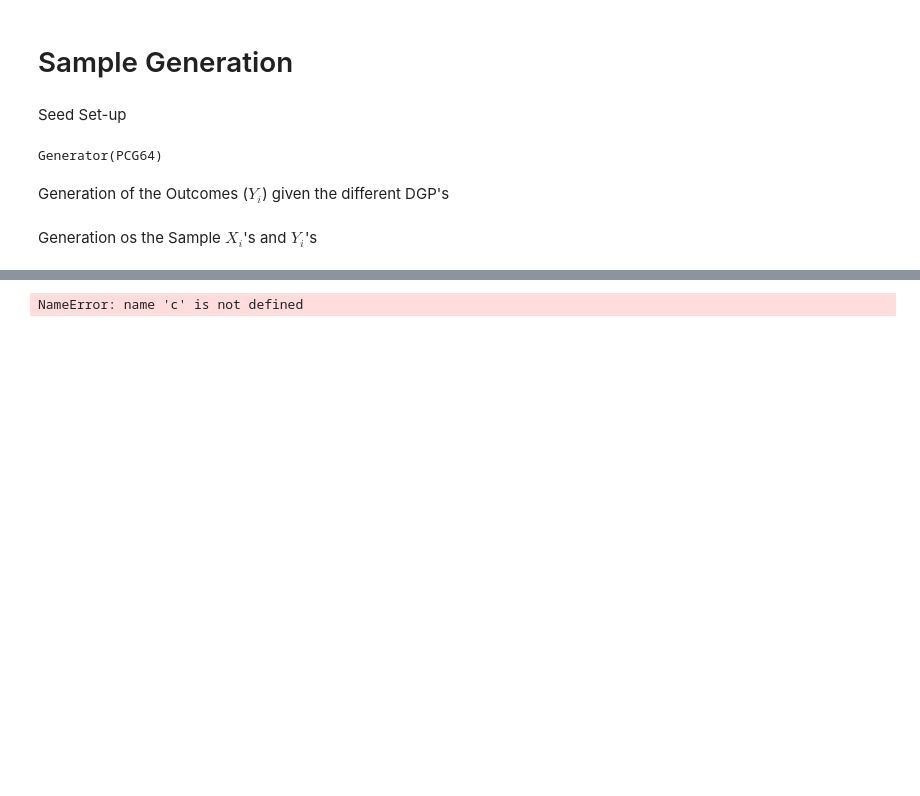
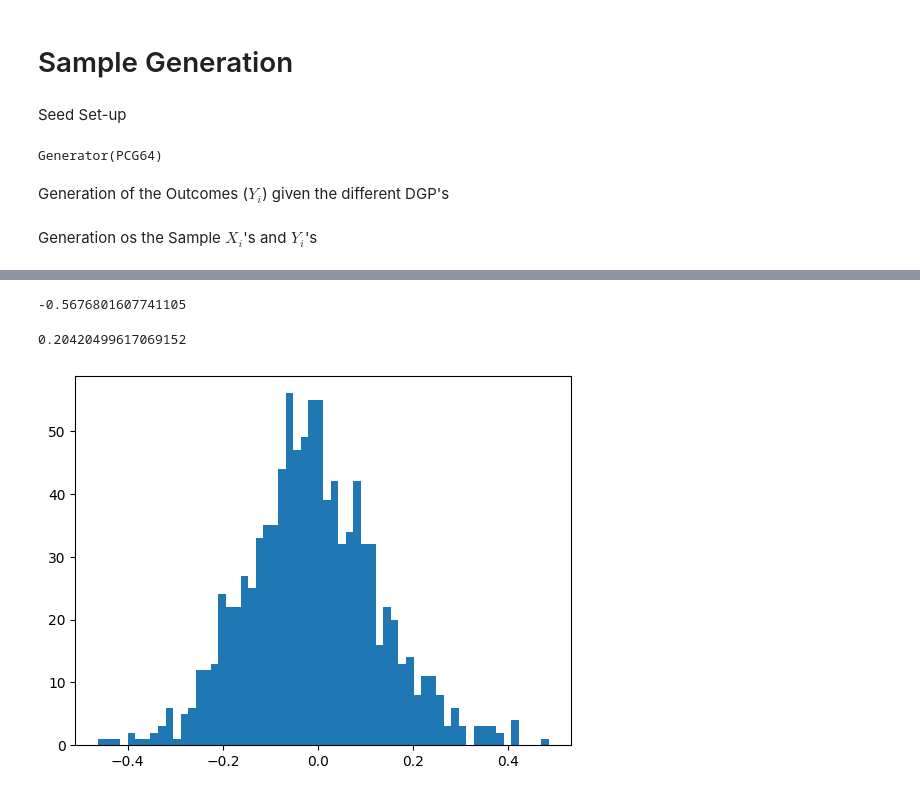
Before and after one commit to FranciscoPortilha/BSc2-Thesis---Robust-RDD, a Jupyter notebook: dev.ipynb, the cells around one changed output, grey strips where cells are left out. Drawn from its saved outputs; the diff is of its cells as text; code cells hidden in the pictures; blank space fills up the shorter version.

Commit message:
simulation working

```diff
--- a/dev.ipynb
+++ b/dev.ipynb
@@ -334,6 +383,3 @@ L = np.array([0,10,20,30,40])
 tau = 2
 a = -1
 b = 1
-# %%
-# Options are: 'Noak', 'Basic', 'Basic Linear'
-sample = genSample('Basic Linear',n,2,0,a,b,True)
@@ -372,32 +386,23 @@ WIMSE bias weight              0.986      0.983
-# %%
-###########################################################################
-# Generate input data for output plot
-###########################################################################
-plot1 = rdrobust.rdplot(y,x, ci=95, hide=True)
-rdplot_mean_bin = plot1.vars_bins["rdplot_mean_bin"]
-rdplot_mean_y   = plot1.vars_bins["rdplot_mean_y"]
-y_hat           = plot1.vars_poly["rdplot_y"]
-x_plot          = plot1.vars_poly["rdplot_x"]
-rdplot_cil_bin  = plot1.vars_bins["rdplot_ci_l"]
-rdplot_cir_bin  = plot1.vars_bins["rdplot_ci_r"]
-rdplot_mean_bin = plot1.vars_bins["rdplot_mean_bin"]
-y_hat_r = y_hat[x_plot>=c]
-y_hat_l = y_hat[x_plot<c]
-x_plot_r = x_plot[x_plot>=c]
-x_plot_l = x_plot[x_plot<c]
-
-
-col_lines = "red"
-col_dots  = "darkblue"
-type_dots = 20
-title = "RD Plot"
-x_label = "X axis"
-y_label = "Y axis"
-x_lim = (min(x),max(x))
-y_lim = (min(y), max(y))
-
-###########################################################################
-# Generate rdplot using ggplot2
-###########################################################################
-# %% [output]
-NameError: name 'c' is not defined
+# %%
+def simulation(name,n,r,tau=0, L=0, alpha=0, beta=0):
+    TE = {}
+    for i in range(r):
+        sample = genSample(name,n,tau, L, alpha, beta, printPlot=False)
+        res = rdrobust(sample.Y,sample.X)
+        TE = np.append(TE, res.coef.iloc[0])
+    TE = np.delete(TE,0)
+    return TE
+# %%
+TE = simulation('Noack',1000,1000,L=40)
+# %%
+np.mean(TE)
+# %% [output]
+-0.5676801607741105
+# %%
+np.std(TE)
+# %% [output]
+0.20420499617069152
+# %%
+hist = plt.hist(TE, bins=60)
+# %% [output]
+[figure, added]
```
Also changed, not shown: parts of 10 cells of this notebook.
